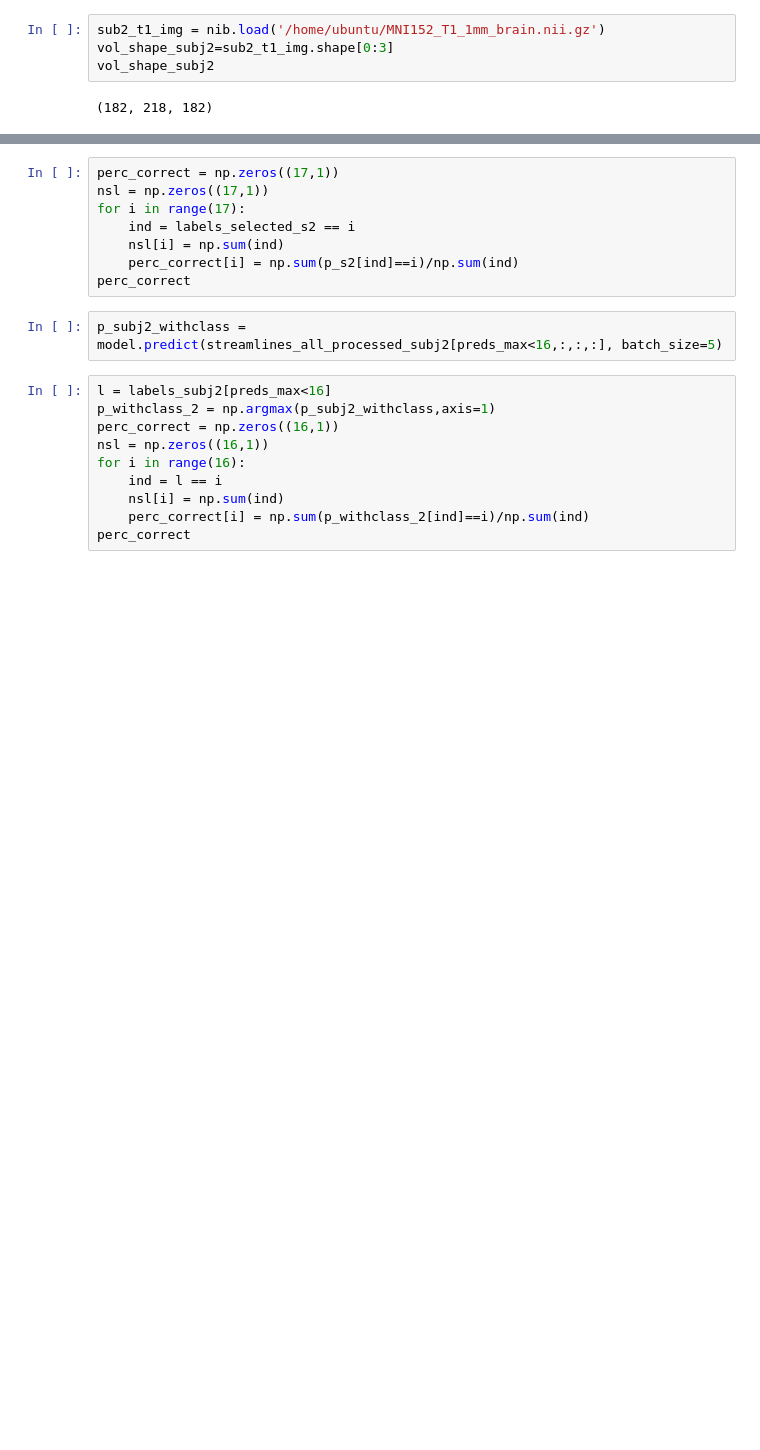
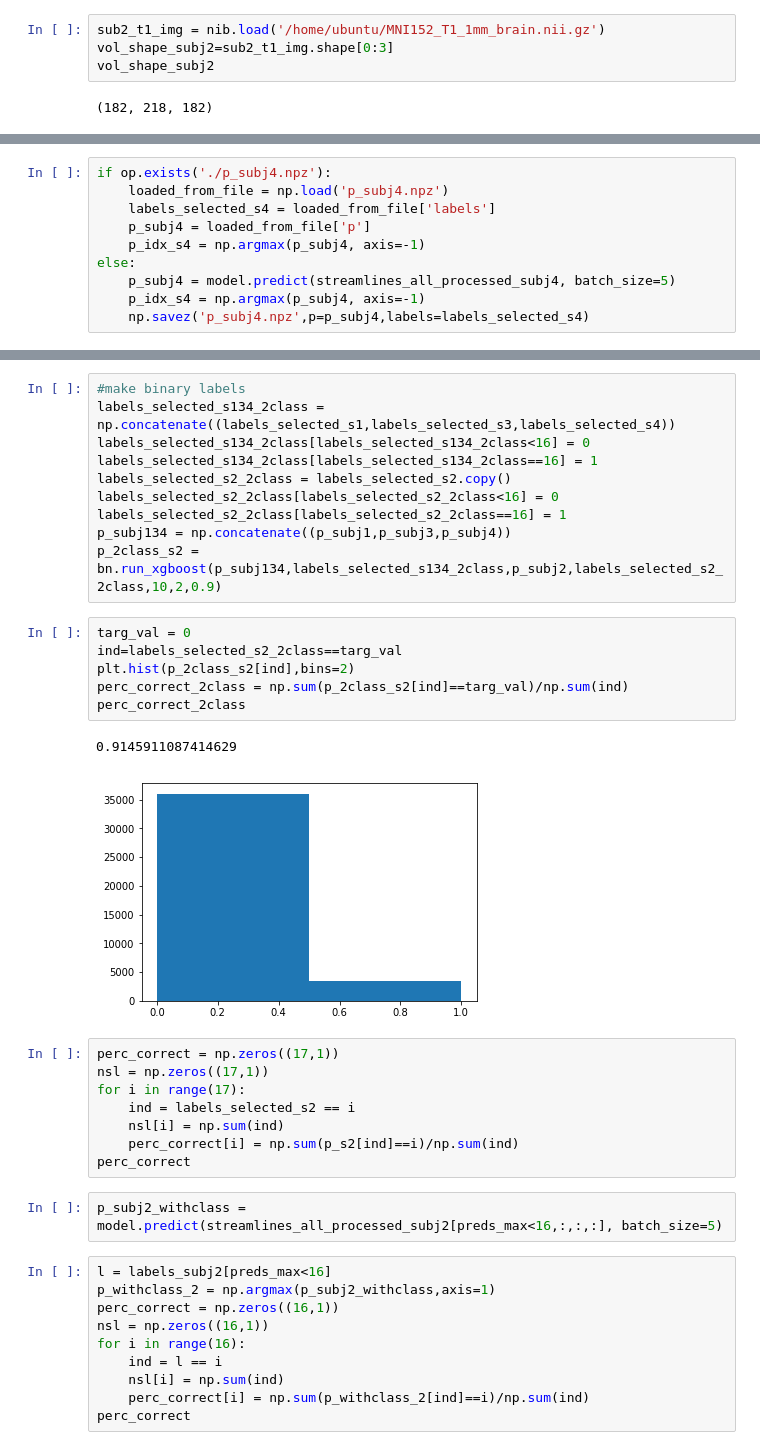
Before and after one commit to uw-biomedical-ml/bundlenet, a Jupyter notebook: recobundlenet+xgboost.ipynb, the cells around one changed output, grey strips where cells are left out. Drawn from its saved outputs; the diff is of its cells as text; blank space fills up the shorter version.

```diff
--- a/recobundlenet+xgboost.ipynb
+++ b/recobundlenet+xgboost.ipynb
@@ -292,0 +278,10 @@ bn.print_accuarcystats(p_idx_s2[labels_selected_s2<16],labels_selected_s2[labels
+# %%
+if op.exists('./p_subj4.npz'):
+    loaded_from_file = np.load('p_subj4.npz')
+    labels_selected_s4 = loaded_from_file['labels']
+    p_subj4 = loaded_from_file['p']
+    p_idx_s4 = np.argmax(p_subj4, axis=-1)
+else:
+    p_subj4 = model.predict(streamlines_all_processed_subj4, batch_size=5)
+    p_idx_s4 = np.argmax(p_subj4, axis=-1)
+    np.savez('p_subj4.npz',p=p_subj4,labels=labels_selected_s4)
@@ -298,3 +318,22 @@ plt.hist(p_s2[ind],bins=17)
+# %%
+#make binary labels
+labels_selected_s134_2class = np.concatenate((labels_selected_s1,labels_selected_s3,labels_selected_s4))
+labels_selected_s134_2class[labels_selected_s134_2class<16] = 0
+labels_selected_s134_2class[labels_selected_s134_2class==16] = 1
+labels_selected_s2_2class = labels_selected_s2.copy()
+labels_selected_s2_2class[labels_selected_s2_2class<16] = 0
+labels_selected_s2_2class[labels_selected_s2_2class==16] = 1
+p_subj134 = np.concatenate((p_subj1,p_subj3,p_subj4))
+p_2class_s2 = bn.run_xgboost(p_subj134,labels_selected_s134_2class,p_subj2,labels_selected_s2_2class,10,2,0.9)
+# %%
+targ_val = 0
+ind=labels_selected_s2_2class==targ_val
+plt.hist(p_2class_s2[ind],bins=2)
+perc_correct_2class = np.sum(p_2class_s2[ind]==targ_val)/np.sum(ind)
+perc_correct_2class
+# %% [output]
+0.9145911087414629
+[figure, added]
 # %%
 perc_correct = np.zeros((17,1))
 nsl = np.zeros((17,1))
```
Also changed, not shown: parts of 44 cells of this notebook.
